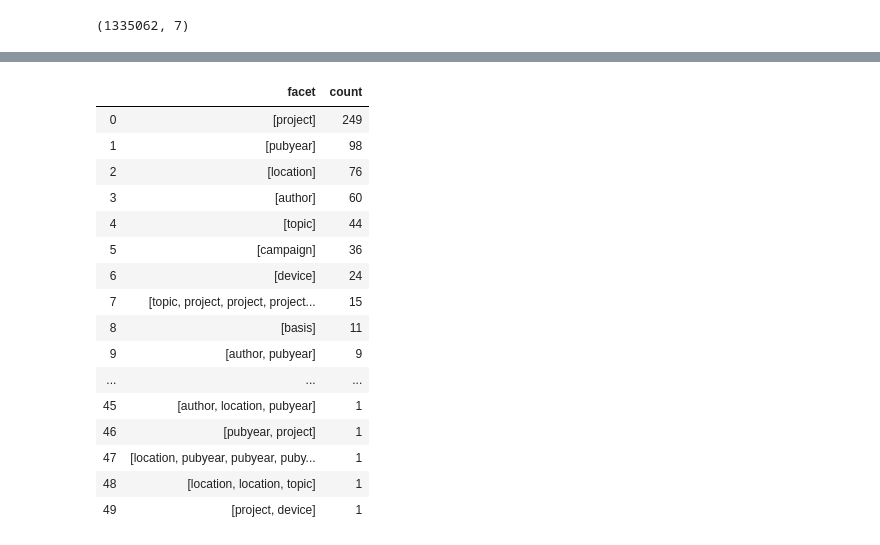
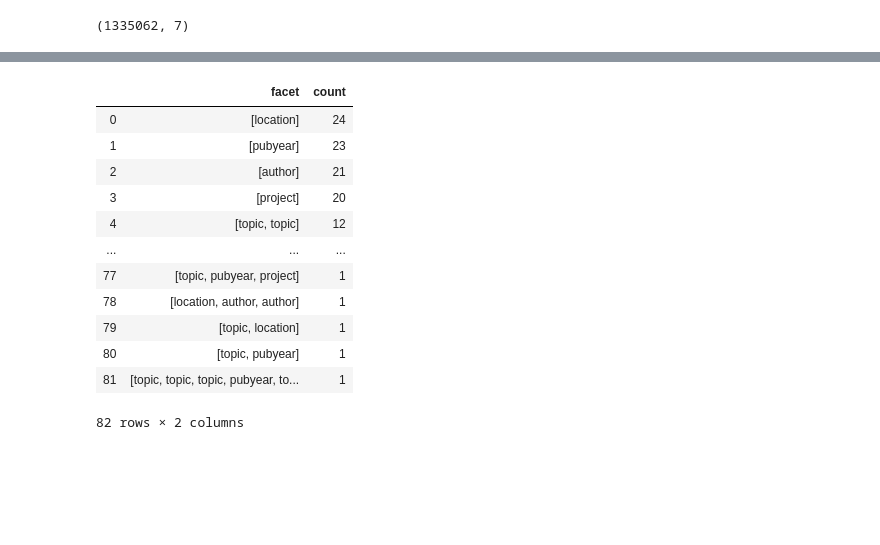
Before and after one commit to pangaea-data-publisher/pan_usagemmine, a Jupyter notebook: TopFacets_Updated.ipynb, the cells around one changed output, grey strips where cells are left out. Drawn from its saved outputs; the diff is of its cells as text; code cells hidden in the pictures; blank space fills up the shorter version.

```diff
--- a/TopFacets_Updated.ipynb
+++ b/TopFacets_Updated.ipynb
@@ -20,3 +23,5 @@ logData = pd.read_csv(myfile,
+# %%
+logData['request'] = logData['request'].apply(url_parse )
 # %%
 logData.head(1)
 # %% [output]
@@ -77,6 +82,6 @@ logData.shape
 (1335062, 7)
 # %%
 #exclude queries originated from external search -> /advanced/search.php, /advanced/warehouse.php
-logData = logData[~logData.resource.str.startswith('/advanced/')]
+logData = logData[~logData.resource.str.contains('/advanced/')]
 logData.shape
 # %% [output]
@@ -84,3 +89,5 @@ logData.shape
+# %%
+logData['time']=logData['time'].apply(lambda x: datetime.strptime(x,'[%d/%b/%Y:%H:%M:%S +%f]').date())
 # %%
 searchData =logData.copy()
 searchData.shape
@@ -95,2 +101,4 @@ searchData.shape
 # %%
-keyFacets = searchData['resource'].apply(lambda x: re.findall(r'&?f.(pubyear|location|author|basis|campaign|device|project|topic)',x))
+searchGroup = searchData.groupby(['time','ip'])
+xx = searchGroup.resource.unique()
+keyFacets = xx.apply(lambda x: re.findall(r'&?f.(pubyear|location|author|basis|campaign|device|project|topic)',str(x)))
@@ -114,22 +137,18 @@ Name: resource, Length: 62, dtype: int64
 # %%
 df = pd.DataFrame({'facet':topKeyFacets.index, 'count':topKeyFacets.values})
 # %%
-df.head(50)
+df
 # %% [output]
 |  | facet | count |
-| 0 | [project] | 249 |
-| 1 | [pubyear] | 98 |
-| 2 | [location] | 76 |
-| 3 | [author] | 60 |
-| 4 | [topic] | 44 |
-| 5 | [campaign] | 36 |
-| 6 | [device] | 24 |
-| 7 | [topic, project, project, project... | 15 |
-| 8 | [basis] | 11 |
-| 9 | [author, pubyear] | 9 |
+| 0 | [location] | 24 |
+| 1 | [pubyear] | 23 |
+| 2 | [author] | 21 |
+| 3 | [project] | 20 |
+| 4 | [topic, topic] | 12 |
 | ... | ... | ... |
-| 45 | [author, location, pubyear] | 1 |
-| 46 | [pubyear, project] | 1 |
-| 47 | [location, pubyear, pubyear, puby... | 1 |
-| 48 | [location, location, topic] | 1 |
-| 49 | [project, device] | 1 |
+| 77 | [topic, pubyear, project] | 1 |
+| 78 | [location, author, author] | 1 |
+| 79 | [topic, location] | 1 |
+| 80 | [topic, pubyear] | 1 |
+| 81 | [topic, topic, topic, pubyear, to... | 1 |
+82 rows × 2 columns
```
Also changed, not shown: parts of 10 cells of this notebook, 3 other files.
